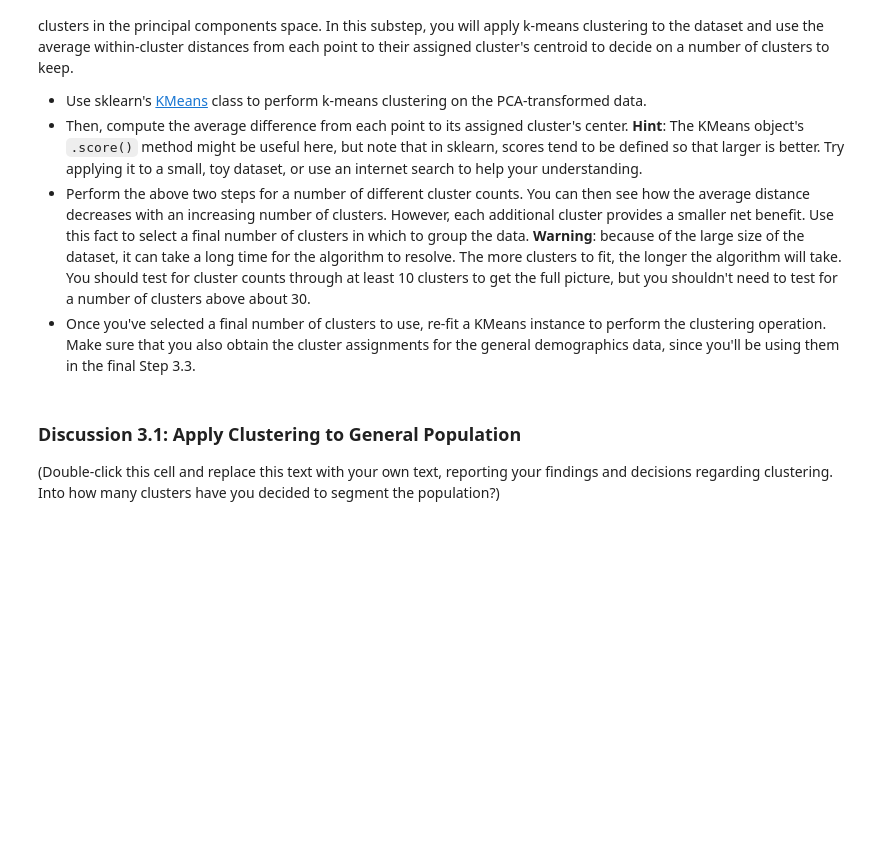
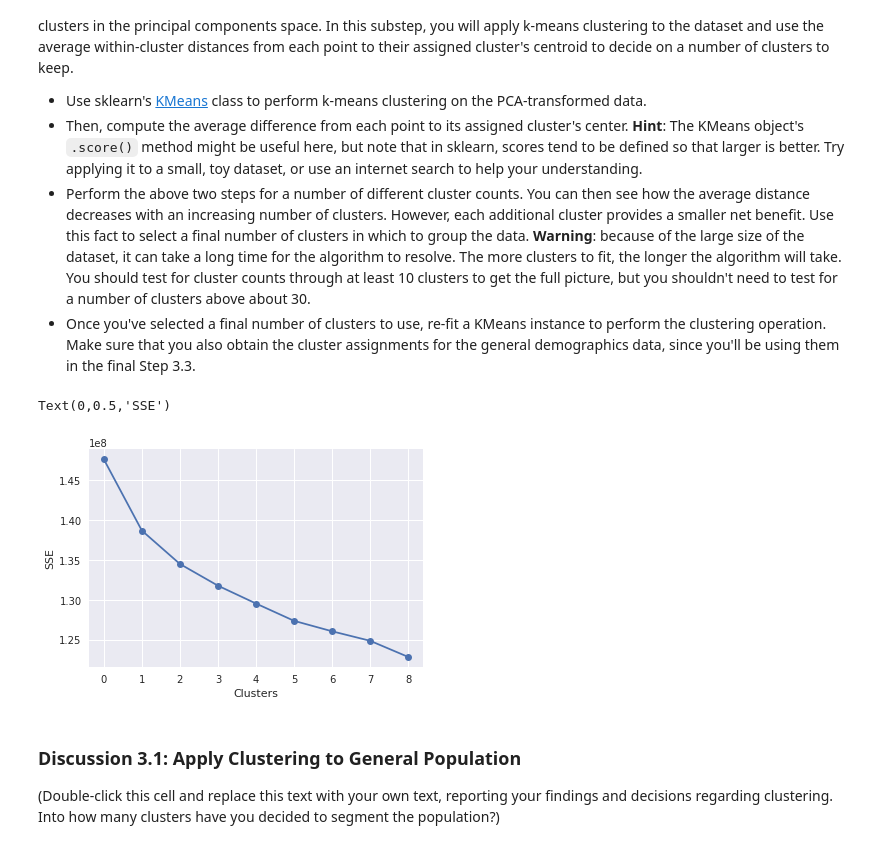
Before and after one commit to RayFromUiS/unsupervised_identify_customer_segments, a Jupyter notebook: Identify_Customer_Segments.ipynb, the cells around one changed output. Saved outputs shown, nothing was run; the diff lists cells and outputs as text; code cells hidden in the pictures; blank space fills up the shorter version.

```diff
--- a/Identify_Customer_Segments.ipynb
+++ b/Identify_Customer_Segments.ipynb
@@ -757,2 +773,4 @@ PCA(copy=True, iterated_power='auto', n_components=None, random_state=None,
 # %%
 # Re-apply PCA to the data while selecting for number of components to retain.
+pca_115 = PCA(n_components = 115,random_state = 42)
+scaled_pca_115 = pca_115.fit_transform(scaled_df)
@@ -797,15 +886,30 @@ You've assessed and cleaned the demographics data, then scaled and transformed t
 - Once you've selected a final number of clusters to use, re-fit a KMeans instance to perform the clustering operation. Make sure that you also obtain the cluster assignments for the general demographics data, since you'll be using them in the final Step 3.3.
 # %%
 # Over a number of different cluster counts...
+from sklearn.cluster import KMeans
 
-
-    # run k-means clustering on the data and...
-
-
+def k_means_cluster(data, n_cluster):
+    kmeans = KMeans(n_clusters = n_cluster)
+      # run k-means clustering on the data
+    model = kmeans.fit(data)
     # compute the average within-cluster distances.
+    score = np.abs(model.score(data))
+    return score
 # %%
 # Investigate the change in within-cluster distance across number of clusters.
 # HINT: Use matplotlib's plot function to visualize this relationship.
+# cluster for smaller than 0-8 is quiet
+k_means_scores = {}
+n_cluster = list(range(8,16))
+for n in n_cluster:
+    k_means_scores[n] = k_means_cluster(scaled_pca_115,n)
+# %%
+plt.plot(k_means_scores.values(),linestyle='-', marker='o')
+plt.xlabel('Clusters')
+plt.ylabel('SSE')
+# %% [output]
+Text(0,0.5,'SSE')
+[figure, added]
 # %%
 # Re-fit the k-means model with the selected number of clusters and obtain
 # cluster predictions for the general population demographics data.
```
Also changed, not shown: parts of 17 cells of this notebook.
